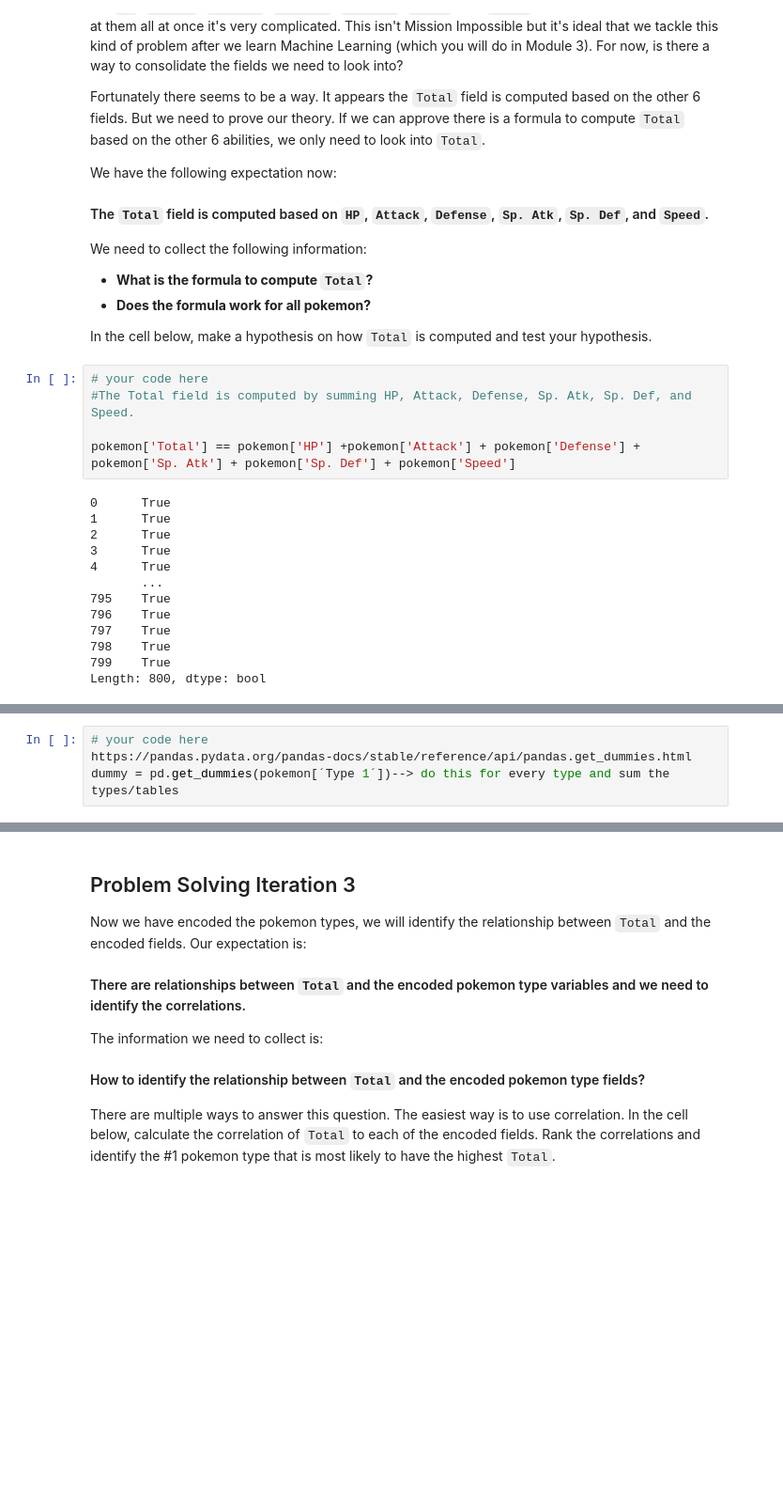
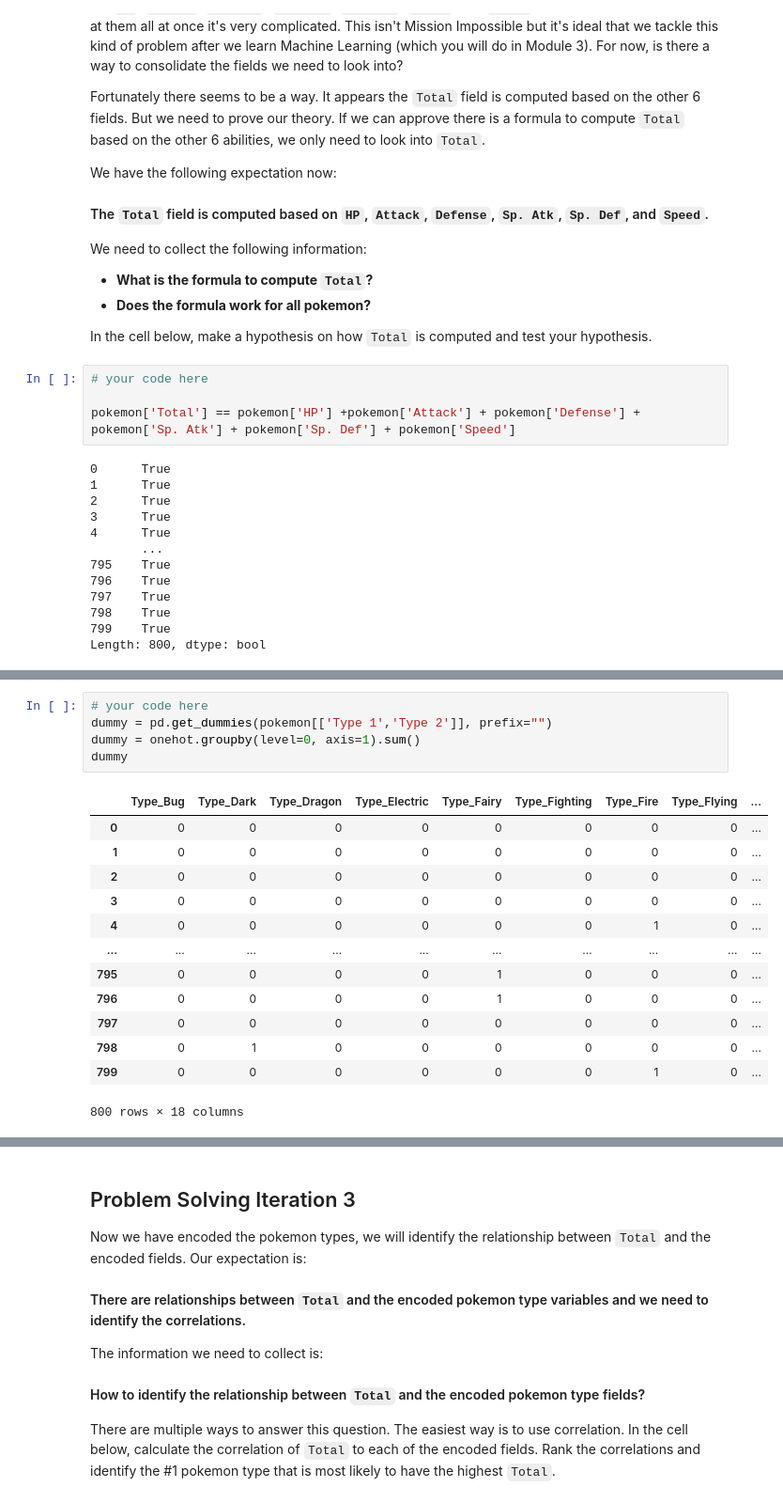
Before and after one commit to ta-data-lis/lab-dataframe-calculations, a Jupyter notebook: your-code/challenge-2.ipynb, the cells around one changed output, grey strips where cells are left out. Shown at 94% size. Drawn from its saved outputs; the diff is of its cells as text; blank space fills up the shorter version.

```diff
--- a/your-code/challenge-2.ipynb
+++ b/your-code/challenge-2.ipynb
@@ -59,7 +51,6 @@ We need to collect the following information:
 In the cell below, make a hypothesis on how `Total` is computed and test your hypothesis.
 # %%
 # your code here
-#The Total field is computed by summing HP, Attack, Defense, Sp. Atk, Sp. Def, and Speed.
 
 pokemon['Total'] == pokemon['HP'] +pokemon['Attack'] + pokemon['Defense'] + pokemon['Sp. Atk'] + pokemon['Sp. Def'] + pokemon['Speed']
 # %% [output]
@@ -103,7 +94,22 @@ For instance, if a pokemon has `Type 1` as `Poison` and `Type 2` as `Fire`, then
 The new numerical variables you create should look like below:
 
 ![One Hot Encoding](../images/one-hot-encoding.png)
-# %%
-# your code here
-https://pandas.pydata.org/pandas-docs/stable/reference/api/pandas.get_dummies.html
-dummy = pd.get_dummies(pokemon[´Type 1´])--> do this for every type and sum the types/tables
+# %%
+# your code here
+dummy = pd.get_dummies(pokemon[['Type 1','Type 2']], prefix="")
+dummy = onehot.groupby(level=0, axis=1).sum()
+dummy
+# %% [output]
+|  | Type_Bug | Type_Dark | Type_Dragon | Type_Electric | Type_Fairy | Type_Fighting | Type_Fire | Type_Flying | ... |
+| 0 | 0 | 0 | 0 | 0 | 0 | 0 | 0 | 0 | ... |
+| 1 | 0 | 0 | 0 | 0 | 0 | 0 | 0 | 0 | ... |
+| 2 | 0 | 0 | 0 | 0 | 0 | 0 | 0 | 0 | ... |
+| 3 | 0 | 0 | 0 | 0 | 0 | 0 | 0 | 0 | ... |
+| 4 | 0 | 0 | 0 | 0 | 0 | 0 | 1 | 0 | ... |
+| ... | ... | ... | ... | ... | ... | ... | ... | ... | ... |
+| 795 | 0 | 0 | 0 | 0 | 1 | 0 | 0 | 0 | ... |
+| 796 | 0 | 0 | 0 | 0 | 1 | 0 | 0 | 0 | ... |
+| 797 | 0 | 0 | 0 | 0 | 0 | 0 | 0 | 0 | ... |
+| 798 | 0 | 1 | 0 | 0 | 0 | 0 | 0 | 0 | ... |
+| 799 | 0 | 0 | 0 | 0 | 0 | 0 | 1 | 0 | ... |
+800 rows × 18 columns
```
Also changed, not shown: parts of 4 cells of this notebook.
